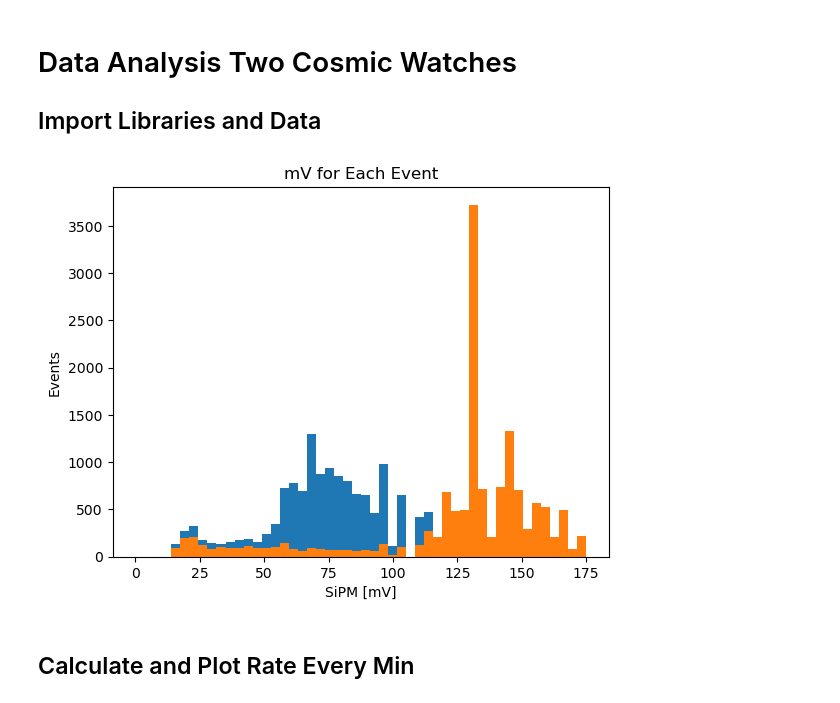
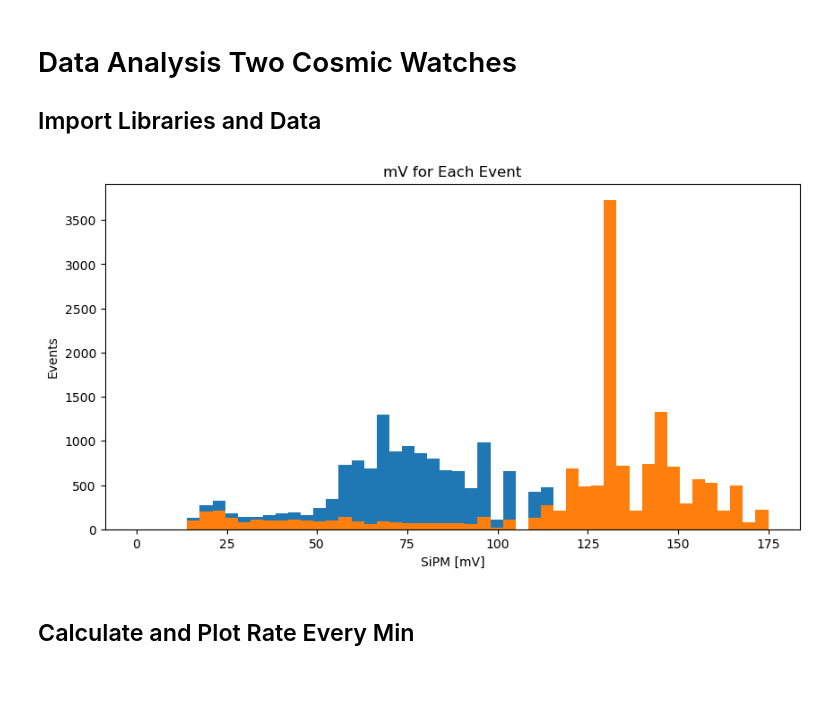
Before and after one commit to dkallenberg/Quarknet-CosmicWatch-ipynb, a Jupyter notebook: CW_Data_Analysis_2023_07_17_Both.ipynb, the cells around one changed output. Drawn from its saved outputs; the diff is of its cells as text; code cells hidden in the pictures.

```diff
--- a/CW_Data_Analysis_2023_07_17_Both.ipynb
+++ b/CW_Data_Analysis_2023_07_17_Both.ipynb
@@ -5,28 +5,29 @@
 # %%
 # imports some software packages we'll use
 import pandas as pd #Pandas lets us name the columns of our data more likea spread sheet.
 import numpy as np #Numpy is used by pandas for calculatiions
 %matplotlib inline
 import matplotlib as mpl #For ploting data
 import matplotlib.pyplot as plt #For typing less when poloting data
 import math #for other math we might do.
 
 inline_rc = dict(mpl.rcParams) #Sets Parameters for plots.
 
 # Set A
 dataA = pd.read_csv('https://raw.githubusercontent.com/dkallenberg/Quarknet-CosmicWatch-ipynb/main/CW_A_Data_2023_Jul_17_115758.csv')
 
 # Set B
 dataB = pd.read_csv('https://raw.githubusercontent.com/dkallenberg/Quarknet-CosmicWatch-ipynb/main/CW_B2023_Jul_17_115758.csv')
 
 # This makes a histogram of that totally useless calculation above
+plt.figure(figsize=(10,5))
 plt.hist(dataA.SiPM, bins=50, range=[0,175], log=False)
 plt.hist(dataB.SiPM, bins=50, range=[0,175], log=False)
 plt.title("mV for Each Event")
 plt.xlabel("SiPM [mV]")
 plt.ylabel("Events");
 # %% [output]
-[figure, old version]
+[figure, new version]
 # %% [markdown]
 ## Calculate and Plot Rate Every Min
 # %%
```
Also changed, not shown: parts of 1 cell of this notebook.
